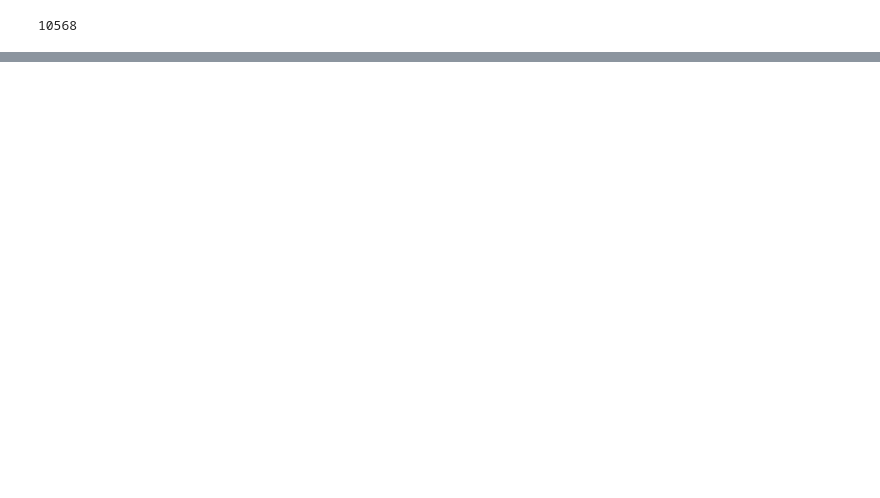
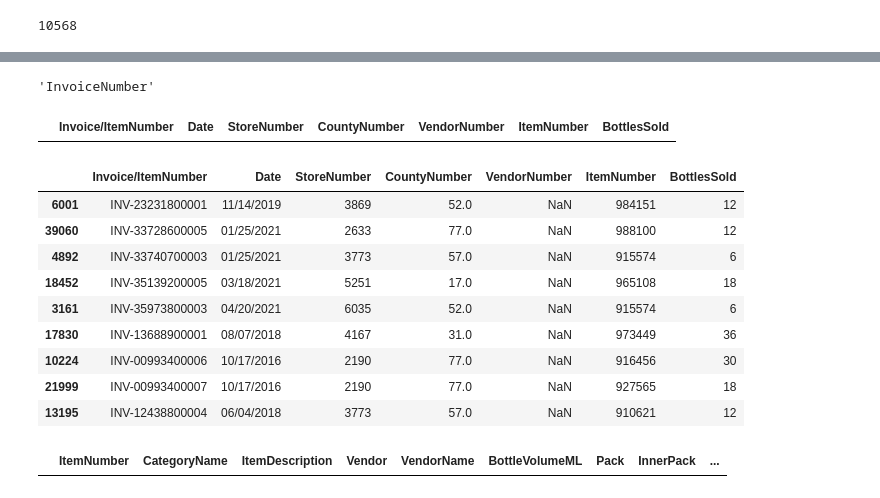
Before and after one commit to saudino480/liquor_capstone_ex, a Jupyter notebook: EDA_product.ipynb, the cells around one changed output, grey strips where cells are left out. Saved outputs shown, nothing was run; the diff lists cells and outputs as text; code cells hidden in the pictures; blank space fills up the shorter version.

```diff
--- a/EDA_product.ipynb
+++ b/EDA_product.ipynb
@@ -20,2 +33,32 @@ product_info.shape[0]
 # %%
 invoice_ddf = dd.read_parquet("./data/invoice/part.*.parquet")
+# %%
+invoice_ddf.columns = invoice_ddf.columns.str.replace(" ", "")
+invoice_ddf.columns = invoice_ddf.columns.str.replace("Invoice/ItemNumber", 'InvoiceNumber')
+# %%
+invoice_ddf.columns[0]
+# %% [output]
+'InvoiceNumber'
+# %%
+invoice_ddf = invoice_ddf.replace({'ItemNumber': {"x904631": "9904631"}})
+# %%
+invoice_ddf[invoice_ddf.ItemNumber == 'x904631']
+# %% [output]
+|  | Invoice/ItemNumber | Date | StoreNumber | CountyNumber | VendorNumber | ItemNumber | BottlesSold |
+# %%
+invoice_ddf.loc[invoice_ddf['VendorNumber'].isna()]
+# %% [output]
+|  | Invoice/ItemNumber | Date | StoreNumber | CountyNumber | VendorNumber | ItemNumber | BottlesSold |
+| 6001 | INV-23231800001 | 11/14/2019 | 3869 | 52.0 | NaN | 984151 | 12 |
+| 39060 | INV-33728600005 | 01/25/2021 | 2633 | 77.0 | NaN | 988100 | 12 |
+| 4892 | INV-33740700003 | 01/25/2021 | 3773 | 57.0 | NaN | 915574 | 6 |
+| 18452 | INV-35139200005 | 03/18/2021 | 5251 | 17.0 | NaN | 965108 | 18 |
+| 3161 | INV-35973800003 | 04/20/2021 | 6035 | 52.0 | NaN | 915574 | 6 |
+| 17830 | INV-13688900001 | 08/07/2018 | 4167 | 31.0 | NaN | 973449 | 36 |
+| 10224 | INV-00993400006 | 10/17/2016 | 2190 | 77.0 | NaN | 916456 | 30 |
+| 21999 | INV-00993400007 | 10/17/2016 | 2190 | 77.0 | NaN | 927565 | 18 |
+| 13195 | INV-12438800004 | 06/04/2018 | 3773 | 57.0 | NaN | 910621 | 12 |
+# %%
+product_info[product_info.ItemNumber == '1618']
+# %% [output]
+|  | ItemNumber | CategoryName | ItemDescription | Vendor | VendorName | BottleVolumeML | Pack | InnerPack | ... |
```
Also changed, not shown: parts of 39 cells of this notebook.
